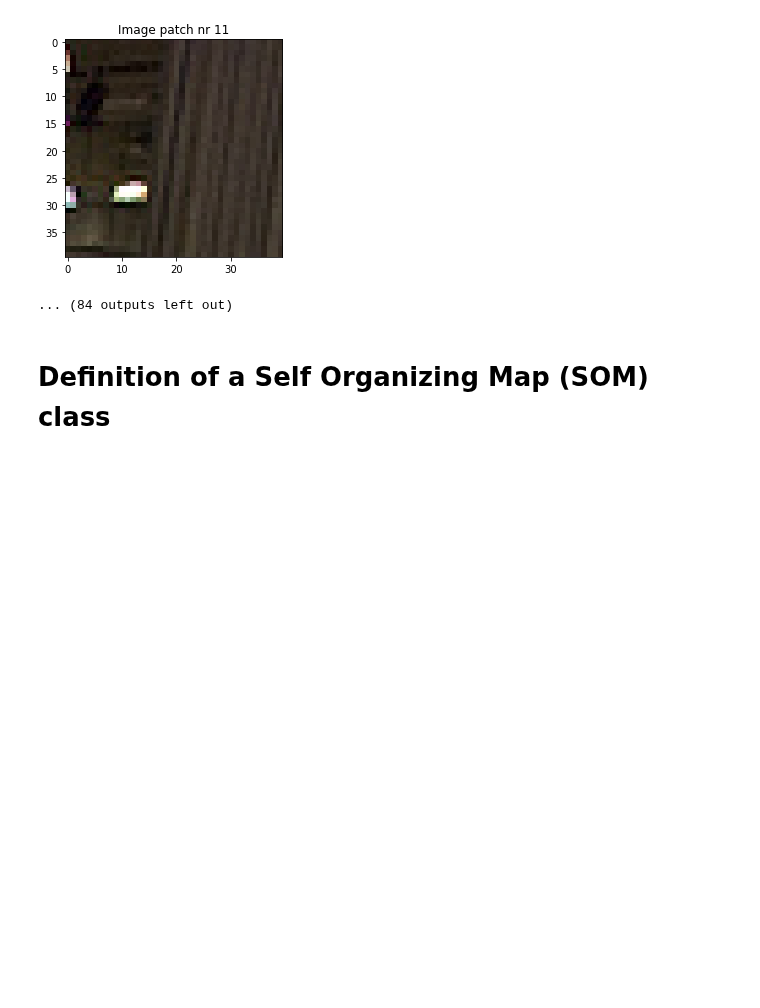
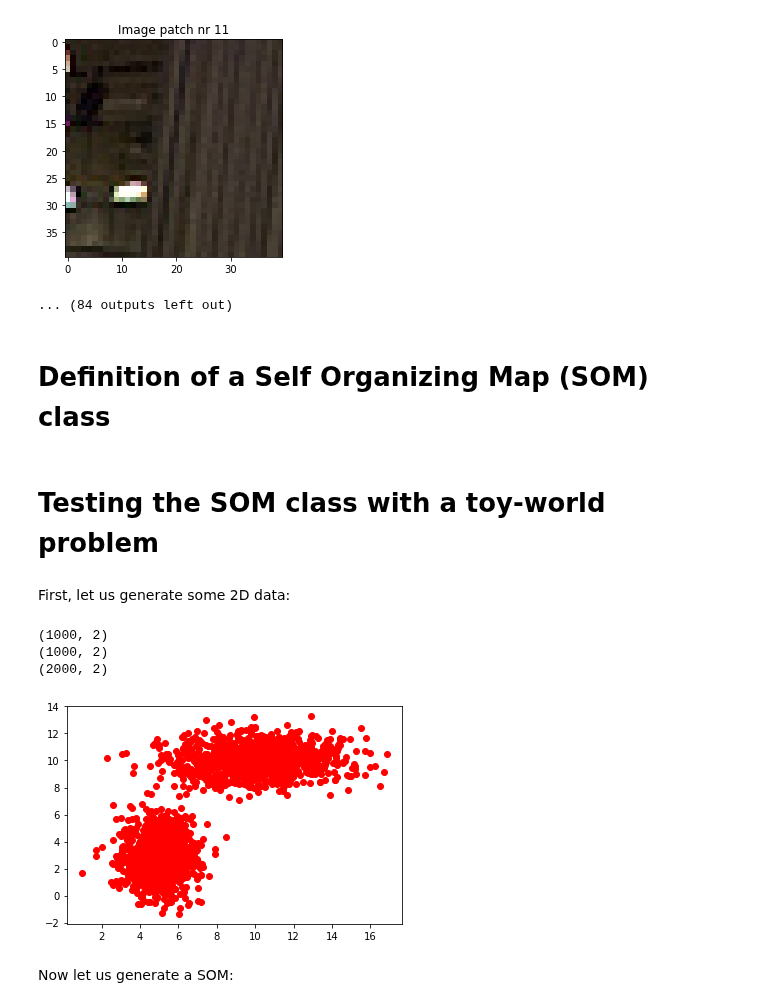
Before and after one commit to b3n3d17/DeepLearningCourse, a Jupyter notebook: 24_unsupervised_learning_of_filters/unsupervised_learning_of_filters.ipynb, the cells around one changed output. Cells and saved outputs as stored; diff of their text form; code cells hidden in the pictures; blank space fills up the shorter version.

Commit message:
Toy-world test of SOM with 2D training data

```diff
--- a/24_unsupervised_learning_of_filters/unsupervised_learning_of_filters.ipynb
+++ b/24_unsupervised_learning_of_filters/unsupervised_learning_of_filters.ipynb
@@ -450,3 +450,30 @@ class som:
             # adapt the neighbored neuron to input vector
             # as well
             neighbored_neuron.adapt_to_vector(input_vec, learn_rate/2.0)
+# %% [markdown]
+# Testing the SOM class with a toy-world problem
+# %% [markdown]
+First, let us generate some 2D data:
+# %%
+mean1 = (5, 3)
+cov1 = [[1, 0], [0, 2]]
+x1 = np.random.multivariate_normal(mean1, cov1, 1000)
+print(x1.shape)
+
+mean2= (10, 10)
+cov2 = [[5, 0], [0, 1]]
+x2 = np.random.multivariate_normal(mean2, cov2, 1000)
+print(x2.shape)
+
+x = np.vstack([x1, x2])
+print(x.shape)
+
+plt.plot(x[:,0], x[:,1], 'ro')
+plt.show()
+# %% [output]
+(1000, 2)
+(1000, 2)
+(2000, 2)
+[figure, added]
+# %% [markdown]
+Now let us generate a SOM:
```
Also changed, not shown: parts of 7 cells of this notebook.
